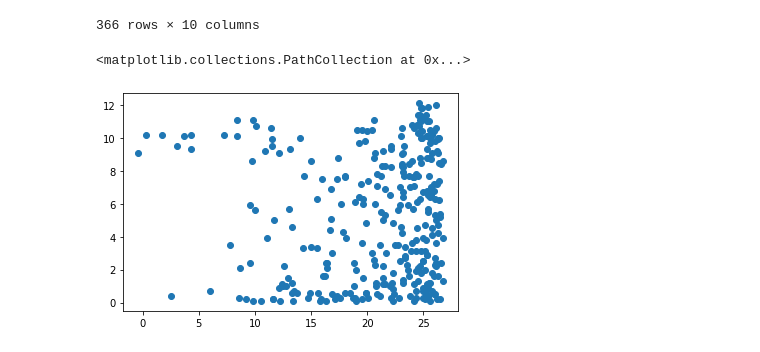
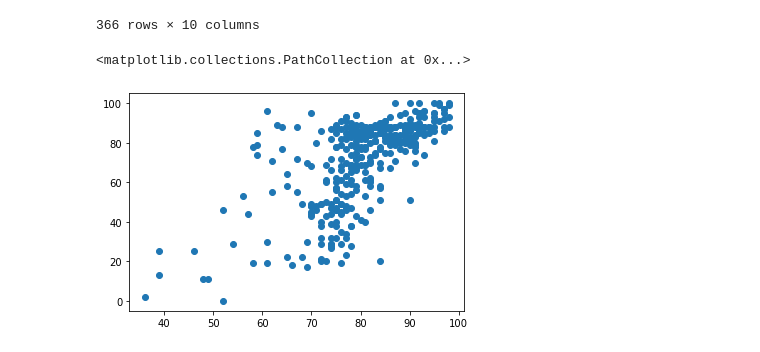
Before and after one commit to farhananik/DataMiningLabTasks, a Jupyter notebook: Lab 3 test/Lab Test.ipynb, the cells around one changed output. Drawn from its saved outputs; the diff is of its cells as text; code cells hidden in the pictures.

```diff
--- a/Lab 3 test/Lab Test.ipynb
+++ b/Lab 3 test/Lab Test.ipynb
@@ -111,8 +111,8 @@ df.drop(columns=['winddirection', 'windspeed'])
 import matplotlib.pyplot as plt
 import numpy as np
 # %%
-plt.scatter(df.dewpoint,df.sunshine)
+plt.scatter(df.humidity,df.cloud)
 # %% [output]
 <matplotlib.collections.PathCollection at 0x...>
-[figure, old version]
+[figure, new version]
 # %%
```
Also changed, not shown: parts of 8 cells of this notebook, 1 other file.
